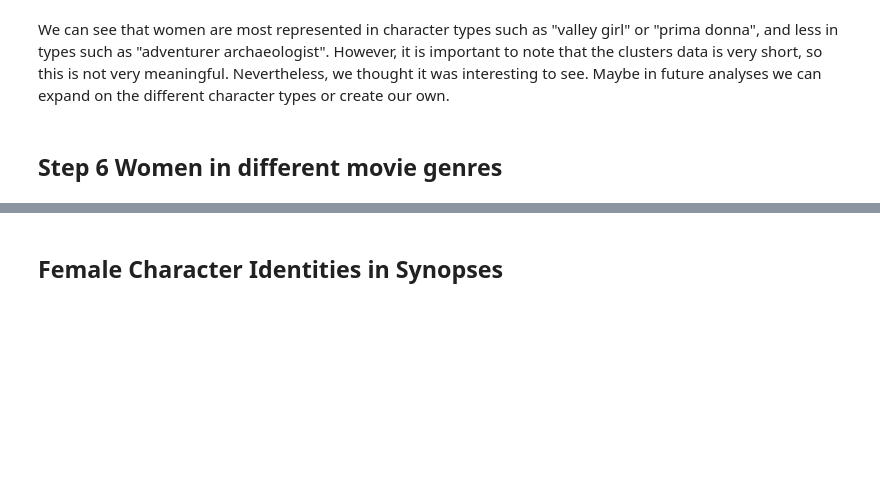
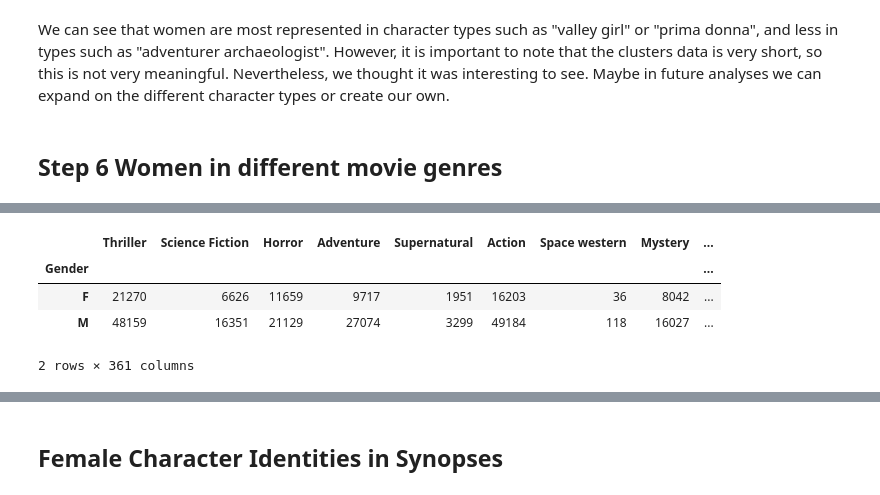
Before and after one commit to epfl-ada/ada-2023-project-adavengers2023, a Jupyter notebook: Milestone2.ipynb, the cells around one changed output, grey strips where cells are left out. Cells and saved outputs as stored; diff of their text form; code cells hidden in the pictures; blank space fills up the shorter version.

```diff
--- a/Milestone2.ipynb
+++ b/Milestone2.ipynb
@@ -510,0 +556,11 @@ We can see that women are most represented in character types such as "valley gi
+# %%
+#Next, we are interested in how gender representation varies in different genres
+#for this we will count the values in the genre columns
+gender_counts_init = meta_char_merged2.drop(['Freebase_ID','Actor_name','Movie_name'],axis=1).groupby('Gender').count()
+gender_counts_init
+# %% [output]
+|  | Thriller | Science Fiction | Horror | Adventure | Supernatural | Action | Space western | Mystery | ... |
+| Gender |  |  |  |  |  |  |  |  | ... |
+| F | 21270 | 6626 | 11659 | 9717 | 1951 | 16203 | 36 | 8042 | ... |
+| M | 48159 | 16351 | 21129 | 27074 | 3299 | 49184 | 118 | 16027 | ... |
+2 rows × 361 columns
```
Also changed, not shown: parts of 14 cells of this notebook.
